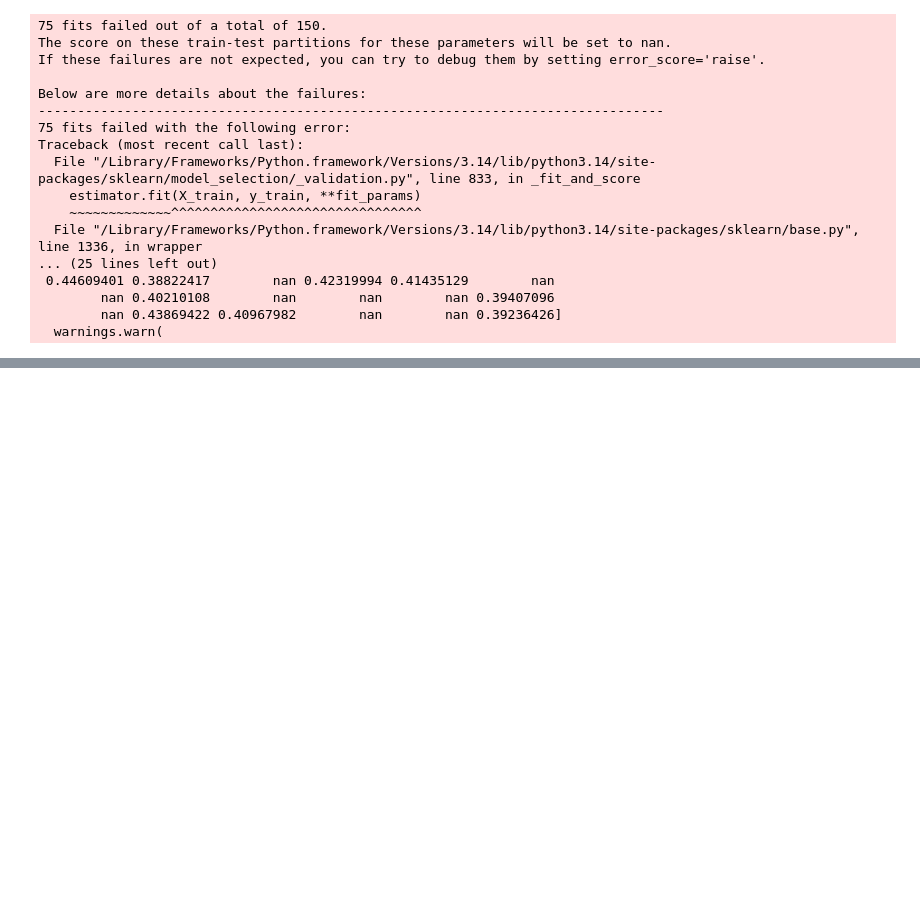
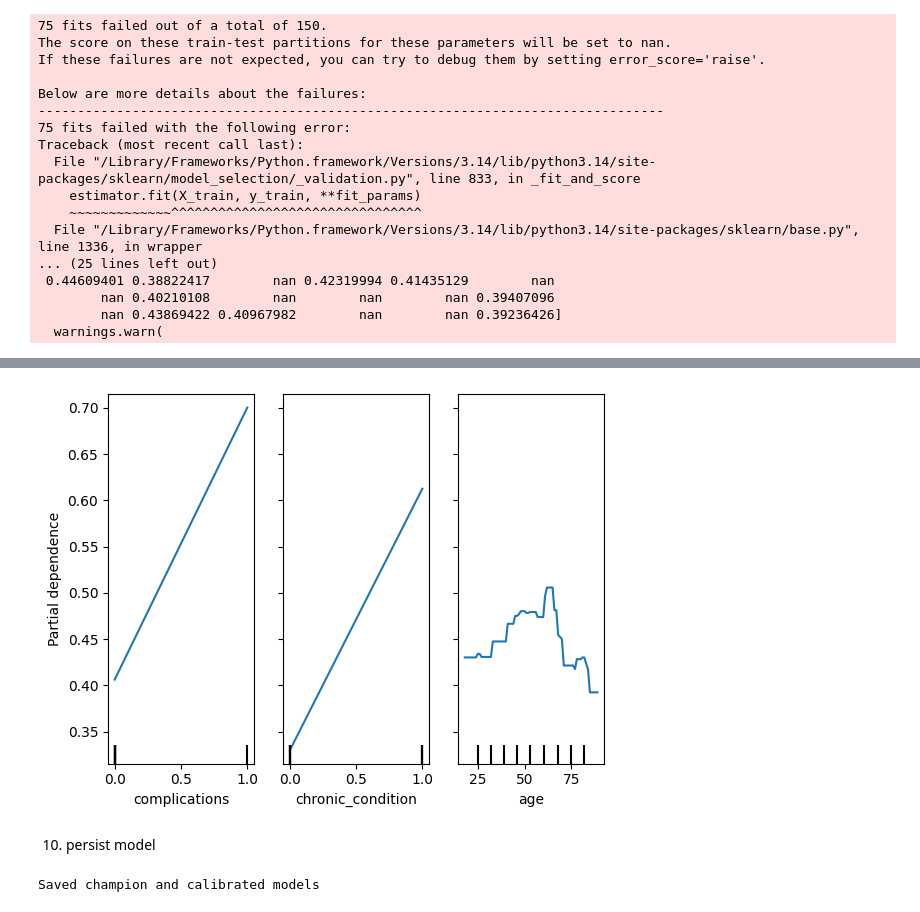
Before and after one commit to carina-ds/readmission, a Jupyter notebook: 05. model training.ipynb, the cells around one changed output, grey strips where cells are left out. Cells and saved outputs as stored; diff of their text form; code cells hidden in the pictures; blank space fills up the shorter version.

```diff
--- a/05. model training.ipynb
+++ b/05. model training.ipynb
@@ -308,0 +465,23 @@ Chamption model by PR-AUC: hgb
+# %%
+# partial dependence
+features_to_plot = perm.head(3)["feature"].tolist()
+
+PartialDependenceDisplay.from_estimator(
+    champ_model,
+    X_test,
+    features_to_plot
+)
+plt.show()
+# %% [output]
+[figure, added]
+# %% [markdown]
+10. persist model
+# %%
+joblib.dump(champ_model, f'model_readmission_{champ_name}.joblib')
+joblib.dump(calibrated, f'model_readmission_{champ_name}.joblib')
+print("Saved champion and calibrated models")
+
+# load later
+# model = joblib.load('model_readmission_{champ_name}.joblib')
+# %% [output]
+Saved champion and calibrated models
```
Also changed, not shown: parts of 9 cells of this notebook, 1 other file.
